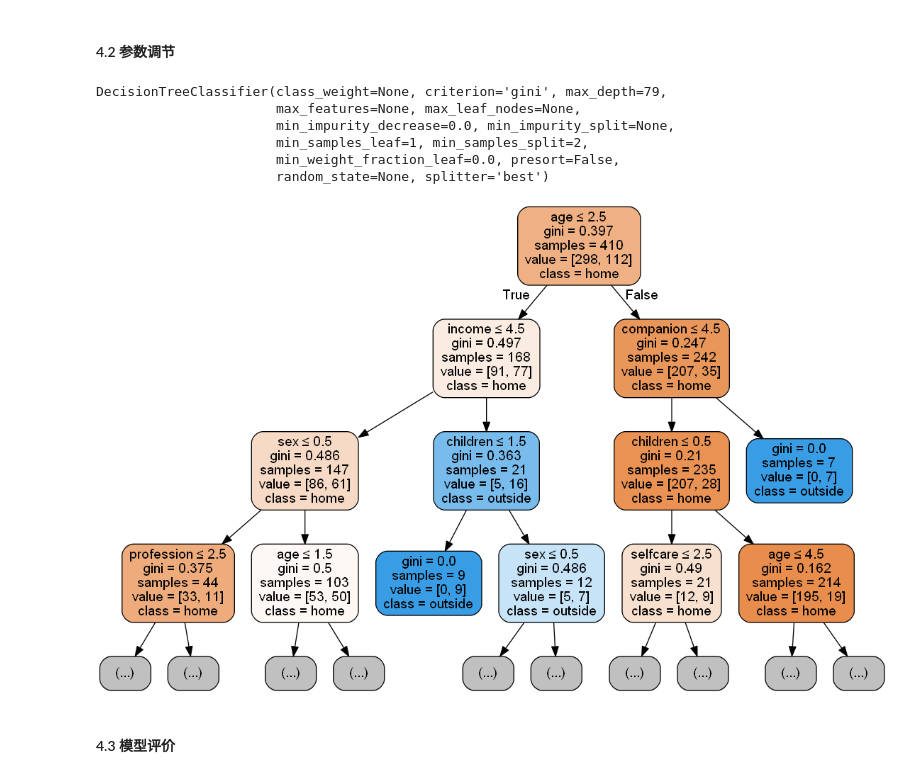
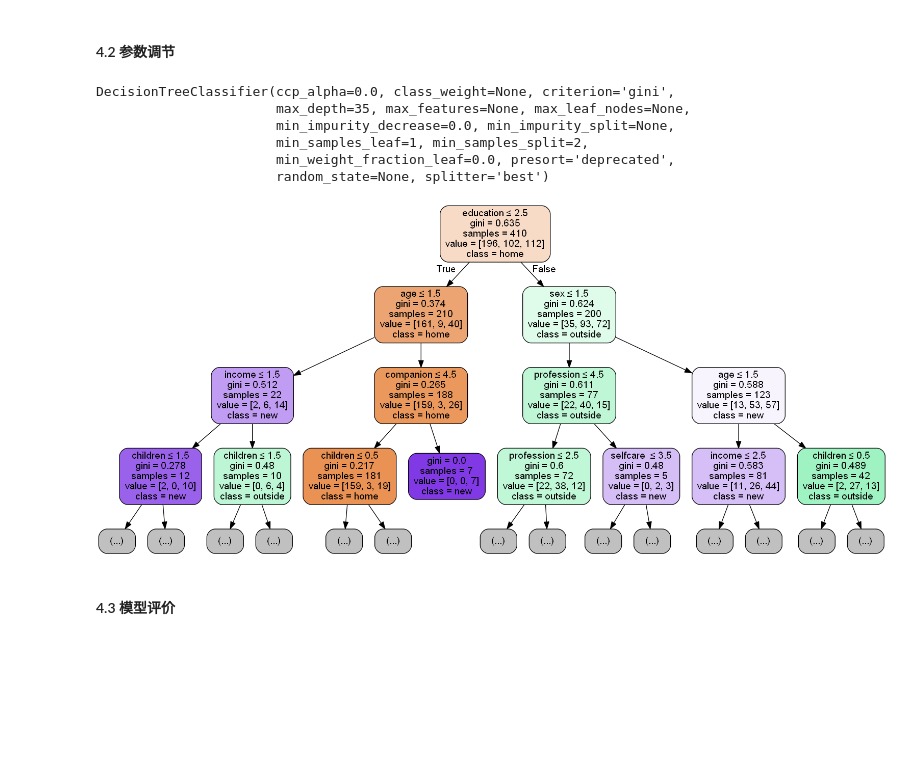
Before and after one commit to dearfad/mmhelper, a Jupyter notebook: project/gcx/care_for_aged.ipynb, the cells around one changed output. Drawn from its saved outputs; the diff is of its cells as text; code cells hidden in the pictures; blank space fills up the shorter version.

```diff
--- a/project/gcx/care_for_aged.ipynb
+++ b/project/gcx/care_for_aged.ipynb
@@ -193,5 +48,5 @@ pd.options.display.max_rows = None # Show all columns
 # %%
-data = pd.read_excel('./aged.xls')
+data = pd.read_excel('./project/gcx/gcx3.xlsx')
 data.head()
 # %% [output]
 |  | group | age | sex | education | profession | income | companion | selfcare | children |
@@ -475,7 +276,7 @@ parameters = {
                 'max_depth': range(1,100),
 }
 
-grid_obj = GridSearchCV(models['CART'], param_grid=parameters, scoring='f1', cv=kfold)
+grid_obj = GridSearchCV(models['CART'], param_grid=parameters, scoring='accuracy', cv=kfold)
 
 grid_fit = grid_obj.fit(X_train, y_train)
 
@@ -483,26 +284,26 @@ best_estimator = grid_fit.best_estimator_
 
 best_estimator.fit(X_train, y_train)
 # %% [output]
-DecisionTreeClassifier(class_weight=None, criterion='gini', max_depth=79,
-                       max_features=None, max_leaf_nodes=None,
+DecisionTreeClassifier(ccp_alpha=0.0, class_weight=None, criterion='gini',
+                       max_depth=35, max_features=None, max_leaf_nodes=None,
                        min_impurity_decrease=0.0, min_impurity_split=None,
                        min_samples_leaf=1, min_samples_split=2,
-                       min_weight_fraction_leaf=0.0, presort=False,
+                       min_weight_fraction_leaf=0.0, presort='deprecated',
                        random_state=None, splitter='best')
 # %%
 from IPython.display import Image
 import pydotplus
 dot_data = tree.export_graphviz(best_estimator, out_file=None,
                          feature_names=data.columns[1:],
-                         class_names=['home','outside'],
+                         class_names=['home','outside','new'],
                          filled=True, rounded=True,
                          special_characters=True,
                          max_depth=3)
 graph = pydotplus.graph_from_dot_data(dot_data)
 Image(graph.create_png())
 # graph.write_svg('tree.svg')
 # %% [output]
-[figure, old version]
+[figure, new version]
 # %% [markdown]
 #### 4.3 模型评价
 # %%
```
Also changed, not shown: parts of 45 cells of this notebook, 3 other files.
